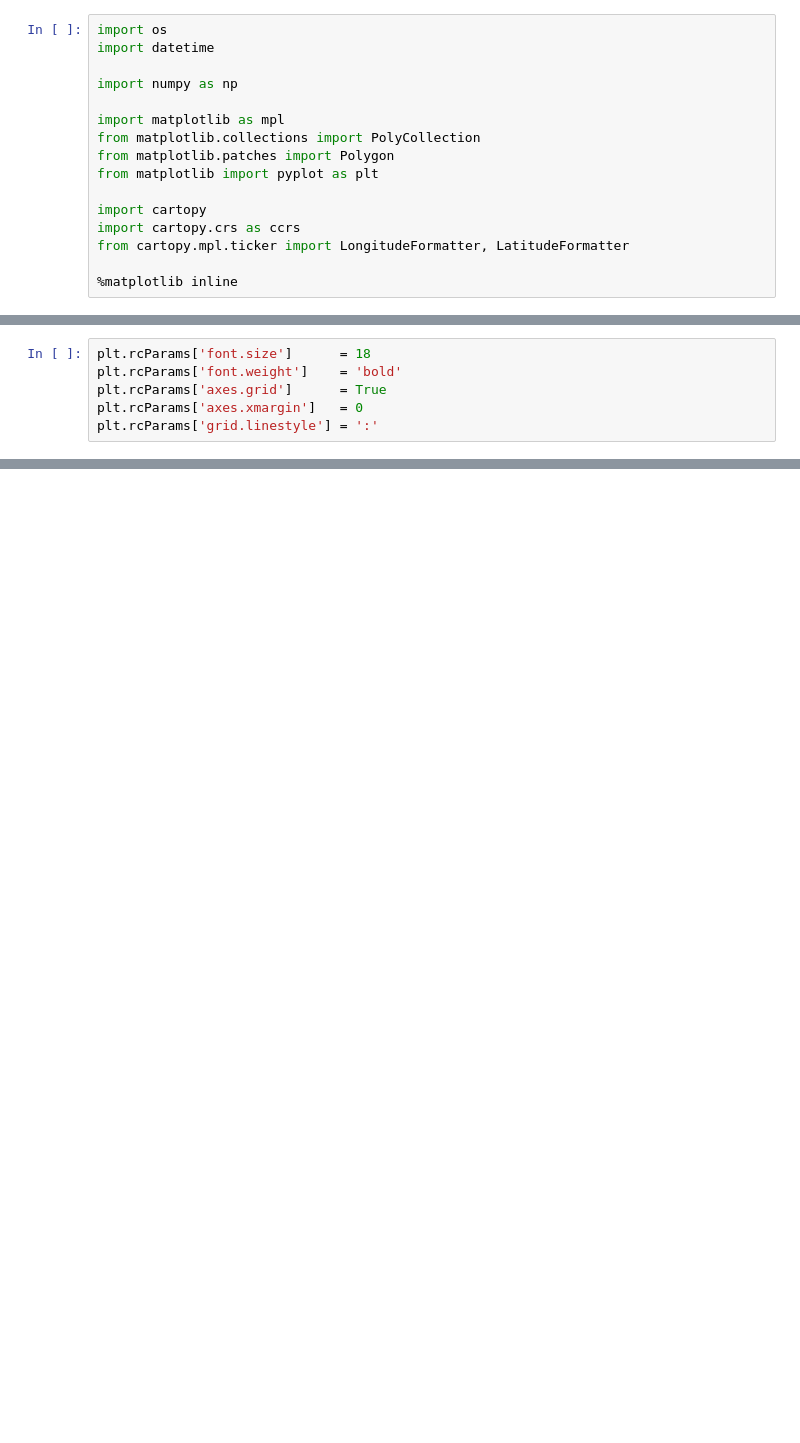
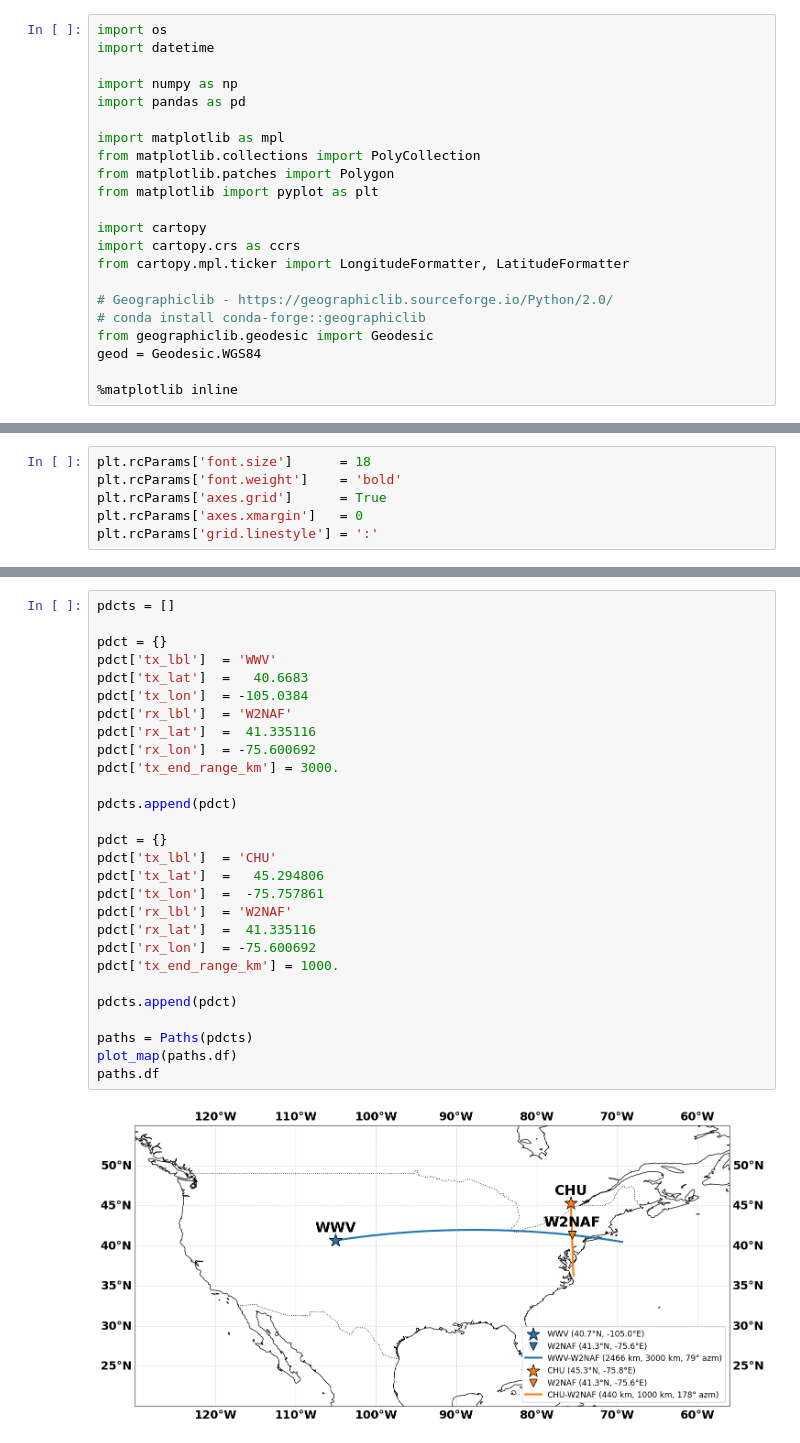
Before and after one commit to w2naf/IRI_TID, a Jupyter notebook: scripts/Maps for Devin.ipynb, the cells around one changed output, grey strips where cells are left out. Saved outputs shown, nothing was run; the diff lists cells and outputs as text; blank space fills up the shorter version.

Commit message:
eclipse paths

```diff
--- a/scripts/Maps for Devin.ipynb
+++ b/scripts/Maps for Devin.ipynb
@@ -3,6 +3,7 @@ import os
 import datetime
 
 import numpy as np
+import pandas as pd
 
 import matplotlib as mpl
 from matplotlib.collections import PolyCollection
@@ -13,4 +14,9 @@ import cartopy
 import cartopy.crs as ccrs
 from cartopy.mpl.ticker import LongitudeFormatter, LatitudeFormatter
 
+# Geographiclib - https://geographiclib.sourceforge.io/Python/2.0/
+# conda install conda-forge::geographiclib
+from geographiclib.geodesic import Geodesic
+geod = Geodesic.WGS84
+
 %matplotlib inline
@@ -78,0 +219,30 @@ fig     = plt.figure(figsize=figsize)
+# %%
+pdcts = []
+
+pdct = {}
+pdct['tx_lbl']  = 'WWV'
+pdct['tx_lat']  =   40.6683
+pdct['tx_lon']  = -105.0384
+pdct['rx_lbl']  = 'W2NAF'
+pdct['rx_lat']  =  41.335116
+pdct['rx_lon']  = -75.600692
+pdct['tx_end_range_km'] = 3000.
+
+pdcts.append(pdct)
+
+pdct = {}
+pdct['tx_lbl']  = 'CHU'
+pdct['tx_lat']  =   45.294806
+pdct['tx_lon']  =  -75.757861
+pdct['rx_lbl']  = 'W2NAF'
+pdct['rx_lat']  =  41.335116
+pdct['rx_lon']  = -75.600692
+pdct['tx_end_range_km'] = 1000.
+
+pdcts.append(pdct)
+
+paths = Paths(pdcts)
+plot_map(paths.df)
+paths.df
+# %% [output]
+[figure, added]
```
Also changed, not shown: parts of 8 cells of this notebook, 8 other files.
